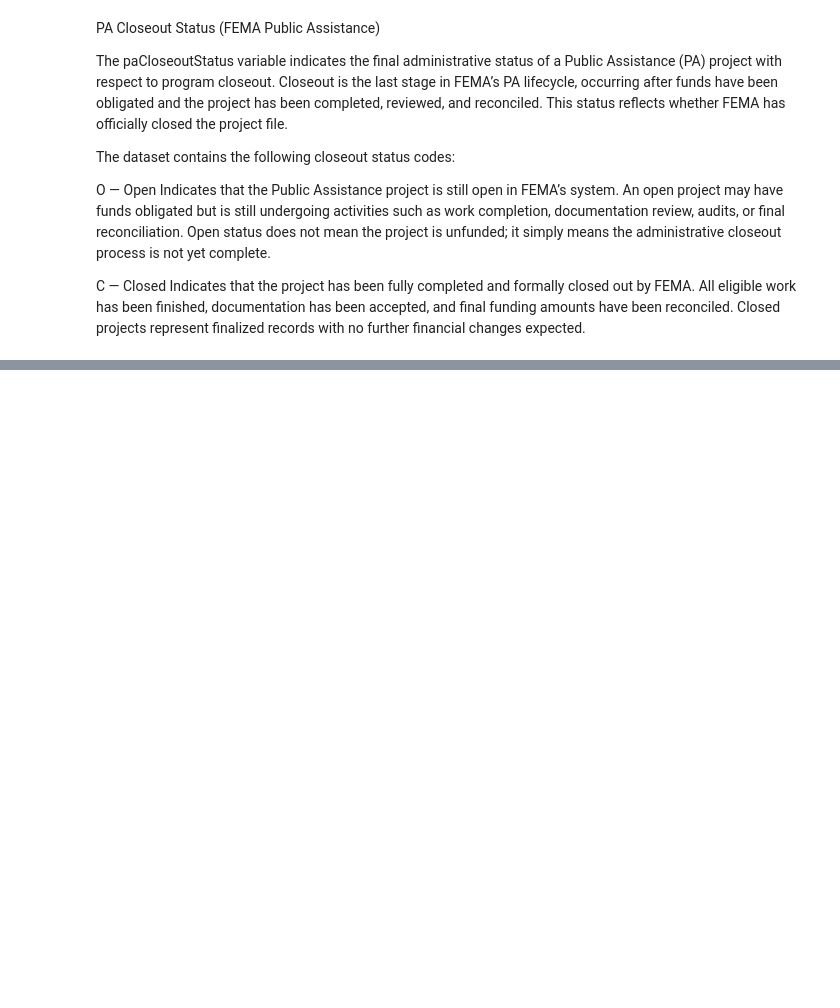
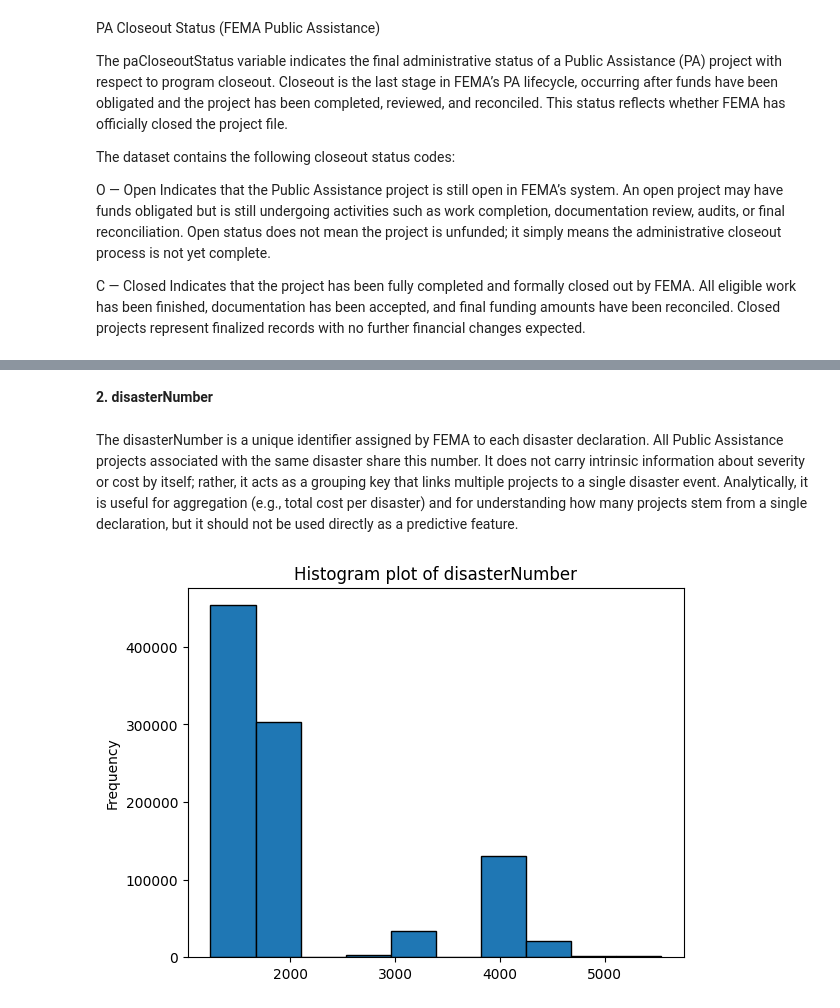
Before and after one commit to Aryan-Kaisth/Catastrophe_Risk_Estimation_Quantile_Based, a Jupyter notebook: notebooks/data_cleaning.ipynb, the cells around one changed output, grey strips where cells are left out. Cells and saved outputs as stored; diff of their text form; code cells hidden in the pictures; blank space fills up the shorter version.

```diff
--- a/notebooks/data_cleaning.ipynb
+++ b/notebooks/data_cleaning.ipynb
@@ -507,0 +516,9 @@ Name: count, dtype: int64
+# %% [markdown]
+**2. disasterNumber**
+# %% [markdown]
+The disasterNumber is a unique identifier assigned by FEMA to each disaster declaration. All Public Assistance projects associated with the same disaster share this number. It does not carry intrinsic information about severity or cost by itself; rather, it acts as a grouping key that links multiple projects to a single disaster event. Analytically, it is useful for aggregation (e.g., total cost per disaster) and for understanding how many projects stem from a single declaration, but it should not be used directly as a predictive feature.
+# %%
+df.disasterNumber.plot(kind='hist', title="Histogram plot of disasterNumber", edgecolor='black')
+plt.show()
+# %% [output]
+[figure, added]
```
Also changed, not shown: parts of 25 cells of this notebook.
